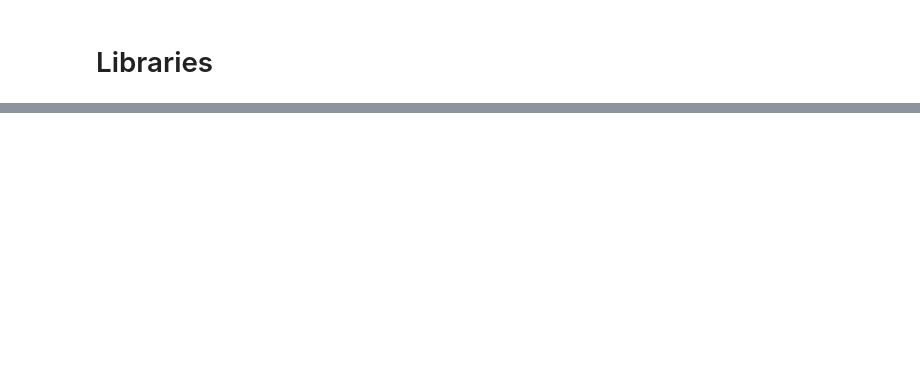
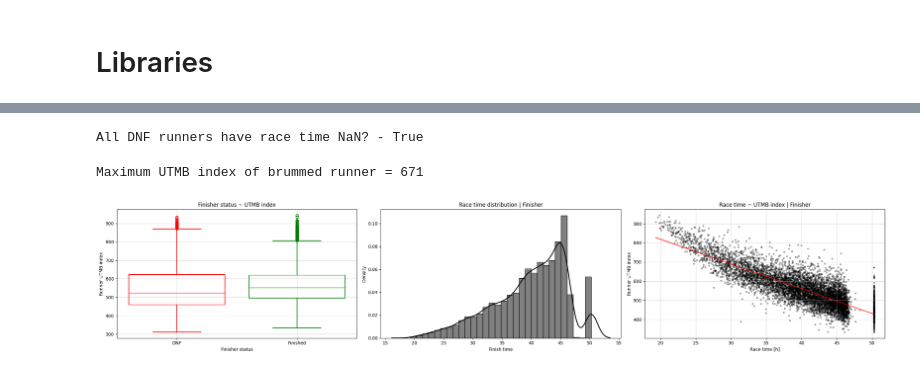
Before and after one commit to 1312Bravo/Path-To-UTMB, a Jupyter notebook: utmb_under_27h/analysis.ipynb, the cells around one changed output, grey strips where cells are left out. Saved outputs shown, nothing was run; the diff lists cells and outputs as text; code cells hidden in the pictures; blank space fills up the shorter version.

```diff
--- a/utmb_under_27h/analysis.ipynb
+++ b/utmb_under_27h/analysis.ipynb
@@ -34,0 +106,73 @@ FileNotFoundError: [Errno 2] No such file or directory: 'c:\\Users\\Urh\\Desktop
+# %%
+# Convert race time of DNF runners to NaN
+
+utmb_race_results_sub_df = utmb_race_results_sub_df.assign(
+    runner_race_time_hours = lambda df: np.where(df["runner_is_finisher"] == False, np.nan, df["runner_race_time_hours"])
+)
+
+print("All DNF runners have race time NaN? - {}".format(
+    utmb_race_results_sub_df.query("runner_is_finisher == False")["runner_race_time_hours"].isnull().all()
+))
+# %% [output]
+All DNF runners have race time NaN? - True
+# %%
+# Broomed runners - Check UTMB index (it has to be low for all if our assumption is correct) and Assign DNF status & race time of max in the data + 2h.
+print("Maximum UTMB index of brummed runner = {}".format(
+    utmb_race_results_sub_df.query("runner_final_status_map == 'broomed'")["runner_overall_index"].max().astype(int)
+))
+
+utmb_race_results_sub_df = utmb_race_results_sub_df.assign(
+    runner_race_time_hours = lambda df: np.where(df["runner_final_status_map"] == "broomed", df["runner_race_time_hours"].max() + 2, df["runner_race_time_hours"]),
+    runner_is_finisher = lambda df: (np.where(df["runner_final_status_map"] == "broomed", True, df["runner_is_finisher"])).astype(int)
+)
+# %% [output]
+Maximum UTMB index of brummed runner = 671
+# %%
+# Check: Finisher status ~ UTMB index & Race time ~ UTMB index
+fig, ax = plt.subplots(1, 3, figsize=(25, 5))
+
+# Finisher status
+ax[0].set_title("Finisher status ~ UTMB index")
+sns.boxplot(
+    data=utmb_race_results_sub_df,
+    x="runner_is_finisher",
+    y="runner_overall_index",
+    hue="runner_is_finisher",
+    palette={0: "red", 1: "green"},
+    fill = False,
+    dodge=False,
+    ax=ax[0]
+)
+
+ax[0].set_xlabel("Finisher status")
+ax[0].set_xticks([0, 1])
+ax[0].set_xticklabels(["DNF", "Finished"])
+ax[0].legend_.remove()
+
+# Race Time distribution
+ax[1].set_title("Race time distribution | Finisher")
+ax[1].hist(utmb_race_results_sub_df.query("runner_is_finisher == 1")["runner_race_time_hours"], bins=30, density=True, color="grey", edgecolor="black", alpha=1.0)
+sns.kdeplot(utmb_race_results_sub_df.query("runner_is_finisher == 1")["runner_race_time_hours"], ax=ax[1], color="black", linewidth=2)
+ax[1].set_xlabel("Finish time")
+
+
+# Race time
+ax[2].set_title("Race time ~ UTMB index | Finisher")
+sns.regplot(
+    data=utmb_race_results_sub_df.query("runner_is_finisher == 1"),
+    x="runner_race_time_hours",
+    y="runner_overall_index",
+    scatter_kws={"color": "black", "s": 10, "alpha": .3},
+    line_kws={"color": "red", "linewidth": 2, "alpha": .6},
+    ax=ax[2]
+)
+ax[2].set_xlabel("Race time [h]")
+
+for i in [0,2]:
+    ax[i].set_ylabel("Runner UTMB index")
+    ax[i].grid(alpha=.5)
+
+plt.tight_layout()
+plt.show()
+# %% [output]
+[figure, added]
```
Also changed, not shown: parts of 11 cells of this notebook.
